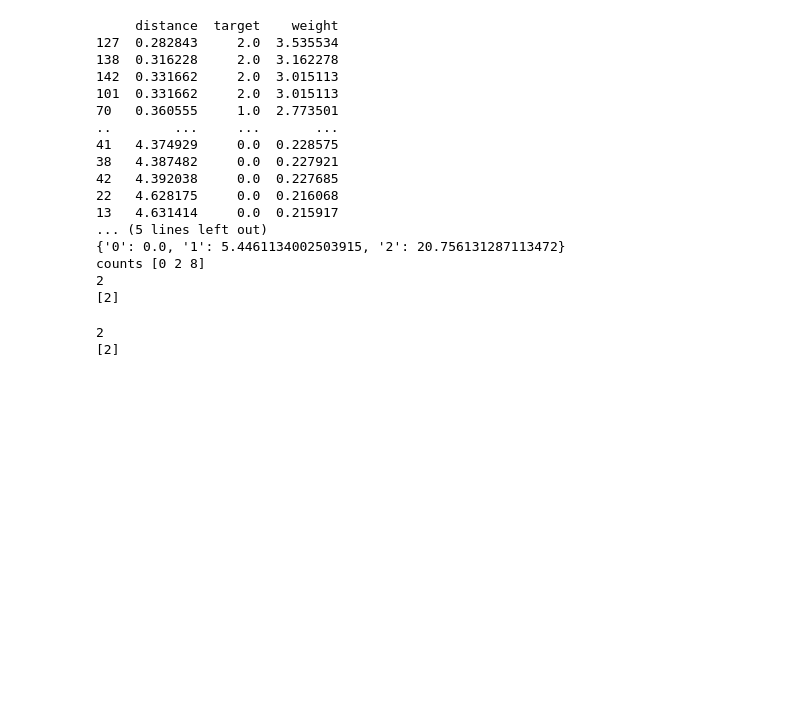
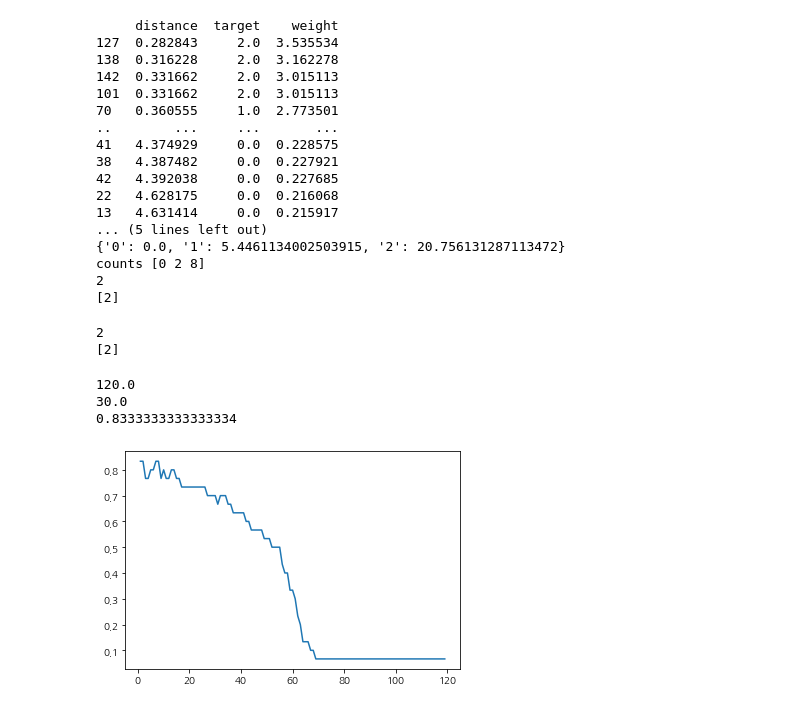
Before and after one commit to bigboom1253/python_note, a Jupyter notebook: 머신러닝/1.iris.ipynb, the cells around one changed output. Cells and saved outputs as stored; diff of their text form; code cells hidden in the pictures; blank space fills up the shorter version.

```diff
--- a/머신러닝/1.iris.ipynb
+++ b/머신러닝/1.iris.ipynb
@@ -291,3 +291,53 @@ print(y_pred)
 # %% [output]
 2
 [2]
+# %%
+from sklearn.datasets import load_iris
+import pandas as pd
+import numpy as np
+from sklearn.neighbors import KNeighborsClassifier
+import collections
+from matplotlib import pyplot as plt
+
+# iris 데이터를 읽어온다
+iris = load_iris()
+
+# 학습 데이터와 시험 데이터로 분리한다
+
+print(len(iris['data']) * 8/10)
+print(len(iris['data']) * 2/10)
+
+line = int(len(iris['data']) * 8/10)
+test_len = len(iris['data']) * 2/10
+
+x_train = iris['data'][:line]
+y_train = iris['target'][:line]
+x_test = iris['data'][line:]
+y_test =iris['target'][line:]
+
+ac_ls = []
+# K = 10
+
+for K in range(1,line) :
+
+    # KNN 모델을 생성한다.
+    knn = KNeighborsClassifier(n_neighbors = K, weights='distance')
+    knn.fit(x_train, y_train)
+
+    # 시험 데이터의 target을 추정한다.
+    y_pred = knn.predict(x_test)
+#     print(y_pred)
+#     print(iris['target'][line:])
+    mask = np.equal(y_pred, y_test)
+
+    ac = collections.Counter(mask)[True]/test_len
+    ac_ls.append(ac)
+print(max(ac_ls))
+
+plt.plot(range(1,line), ac_ls)
+plt.show()
+# %% [output]
+120.0
+30.0
+0.8333333333333334
+[figure, added]
```
Also changed, not shown: parts of 1 cell of this notebook.
